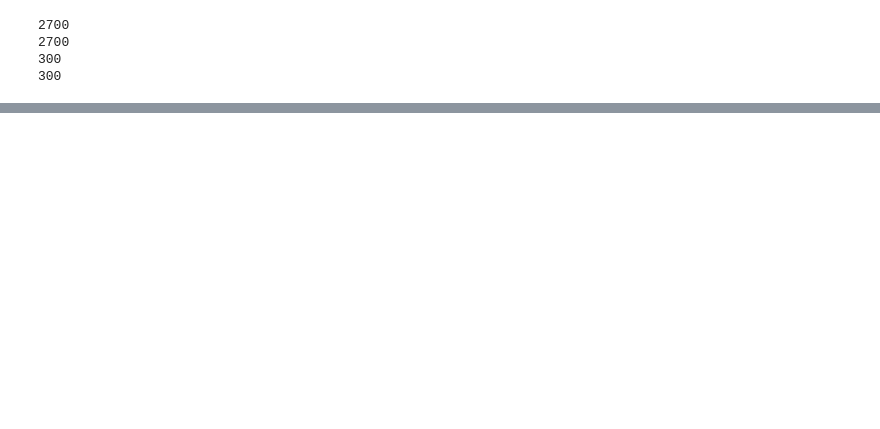
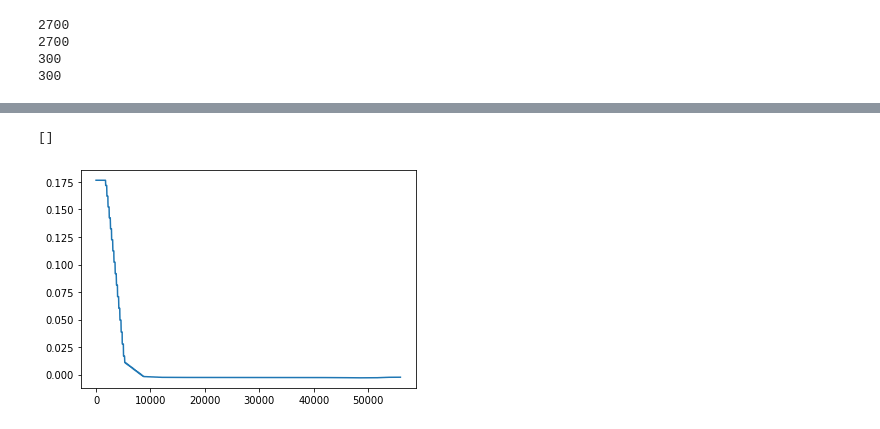
Before and after one commit to BucketofJava/VocalTractLabApproximator, a Jupyter notebook: VocalTractLabApproximator.ipynb, the cells around one changed output, grey strips where cells are left out. Saved outputs shown, nothing was run; the diff lists cells and outputs as text; code cells hidden in the pictures; blank space fills up the shorter version.

```diff
--- a/VocalTractLabApproximator.ipynb
+++ b/VocalTractLabApproximator.ipynb
@@ -474,12 +514,13 @@ torch.Size([3000, 55874])
 # %%
 class VocalTractLabApproximator(nn.Module):
-  def __init__(self, encoder_hidden_size, decoder_hidden_size, num_articulatory_parameters, input_embedding_size, lstm_output_seq_length, num_shuffle_upscales, shuffle_upscale_factor, initial_upscale_factor, output_size, dropout, audio_max_amplitude, upscale_mode="linear"):
+  def __init__(self, encoder_hidden_size, decoder_hidden_size, num_articulatory_parameters, max_length, input_embedding_size, lstm_output_seq_length, num_shuffle_upscales, shuffle_upscale_factor, initial_upscale_factor, output_size, dropout, audio_max_amplitude, upscale_mode="linear"):
     #Shape Dimensions: N=Batch Size, L=Length, E=Number of articulatory parameters, H_x=any sort of hidden/embedding/channel dimension
     super(VocalTractLabApproximator, self).__init__();
     upscale_factor=(output_size/(lstm_output_seq_length*initial_upscale_factor*shuffle_upscale_factor**num_shuffle_upscales))
     #Input Shape: N, L, E
     #Sequence "Embedding"- linear layer that takes in sequence
     self.dropout=nn.Dropout(dropout)
+    self.length_embedding=nn.Embedding(max_length, input_embedding_size)
     self.articulatory_embedding=nn.Linear(num_articulatory_parameters, input_embedding_size)
     #Recurrent (take last entry): (N, L, H_1) -> (N, 1, H_2)
     #H_2 is very large
@@ -489,7 +530,7 @@ class VocalTractLabApproximator(nn.Module):
     #Repeat Recurrent a few times
     #Upsample to audio length with PixelShuffle
     self.upscale_initial=nn.Upsample(scale_factor=initial_upscale_factor, mode=upscale_mode)
-    self.hidden_upscaler=nn.Upsample(scale_factor=(shuffle_upscale_factor)**(2), mode="nearest")
+    self.hidden_upscaler=nn.Upsample(scale_factor=(shuffle_upscale_factor)**(2**num_shuffle_upscales), mode="nearest")
     self.pixel_shuffle=nn.PixelShuffle(shuffle_upscale_factor)
     print(upscale_factor)
     self.upscale=nn.Upsample(scale_factor=upscale_factor, mode=upscale_mode)
@@ -502,8 +543,9 @@ class VocalTractLabApproximator(nn.Module):
     self.audio_max_amplitude=audio_max_amplitude;
   def forward(self,x):
     batch_size=x.size()[0]
+    length=x.size()[1]
     #N, L, E, -> L, N, H_1
-    embedded=self.dropout(self.articulatory_embedding(x)).transpose(0, 1)
+    embedded=self.dropout(self.articulatory_embedding(x)+self.length_embedding(torch.tensor(length).to(device)).repeat((batch_size, length, 1))).transpose(0, 1)
     #L, N, H_1 -> 1, N, H_2
     encoded=self.encoder(embedded)
     hidden_state=(encoded[1][0][-1:], encoded[1][1][-1:])
@@ -513,6 +555,7 @@ class VocalTractLabApproximator(nn.Module):
       decoded=self.decoder(current_sequence, hidden_state)
       current_sequence=current_sequence.clone()
       current_sequence[i]=decoded[0][-1]
+      hidden_state=(decoded[1][0][-1:], decoded[1][1][-1:])
     #L_2, N, H_3 -> N, H_4, L_3
     initial_upscaled=self.upscale_initial(current_sequence.transpose(0,1).transpose(1,2))
     hidden_upscaled=self.hidden_upscaler(initial_upscaled.transpose(1, 2)).transpose(1,2)
@@ -529,7 +572,8 @@ class VocalTractLabApproximator(nn.Module):
     upscaled=self.upscale(downscaled)
     #N, H_3, L_4 -> N, L_4
   #  print(upscaled.size())
-    output=self.activation(self.output_linear(upscaled.transpose(1, 2))).squeeze(2)*self.audio_max_amplitude
+    activated=self.activation(self.output_linear(upscaled.transpose(1, 2))).squeeze(2)
+    output=(2*activated-torch.ones(activated.size()).to(device))*self.audio_max_amplitude
     # print(output.size())
     return output
   def train_model(self, train_dataloader, optimizer, loss_func):
@@ -539,7 +583,7 @@ class VocalTractLabApproximator(nn.Module):
       output=self(x)
       # print(output.size())
       # print(y.size())
-      loss=loss_func(output, y)
+      loss=(loss_func(output, y)*y).mean()
       if(c%100==0):
         print(loss)
       optimizer.zero_grad()
@@ -548,12 +592,13 @@ class VocalTractLabApproximator(nn.Module):
       c+=1;
 # %%
 approximator=VocalTractLabApproximator(
-    encoder_hidden_size=128,
-    decoder_hidden_size=128,
+    encoder_hidden_size=512,
+    decoder_hidden_size=512,
     num_articulatory_parameters=30,
     input_embedding_size=512,
-    lstm_output_seq_length=8,
+    lstm_output_seq_length=16,
     num_shuffle_upscales=1,
+    max_length=1401,
     shuffle_upscale_factor=16,
     initial_upscale_factor=16,
     output_size=55912,
@@ -587,10 +629,10 @@ env: CUDA_LAUNCH_BLOCKING=1
 # %%
-epochs=300
+epochs=1000
 # %%
 for i in range(epochs):
   print("Epoch: {}".format(i))
   approximator.train_model(train_dataloader,
-                          torch.optim.Adam(approximator.parameters(), lr=0.00001),
-                          nn.L1Loss())
+                          torch.optim.Adam(approximator.parameters(), lr=0.00001, amsgrad=True),
+                          nn.L1Loss(reduction='none'))
 # %% [output]
 Epoch: 0
@@ -632,2 +685,11 @@ print(losses)
+# %%
+with torch.no_grad():
+    sequence=seq_list_full[9][30].to(device)
+    result=approximator(sequence.float().unsqueeze(0)).cpu().numpy()
+    print(result[result!=result])
+    plt.plot(approximator(sequence.float().unsqueeze(0)).cpu().numpy()[0])
+# %% [output]
+[]
+[figure, added]
 # %%
 print(sum(losses)/len(losses))
```
Also changed, not shown: parts of 70 cells of this notebook.
